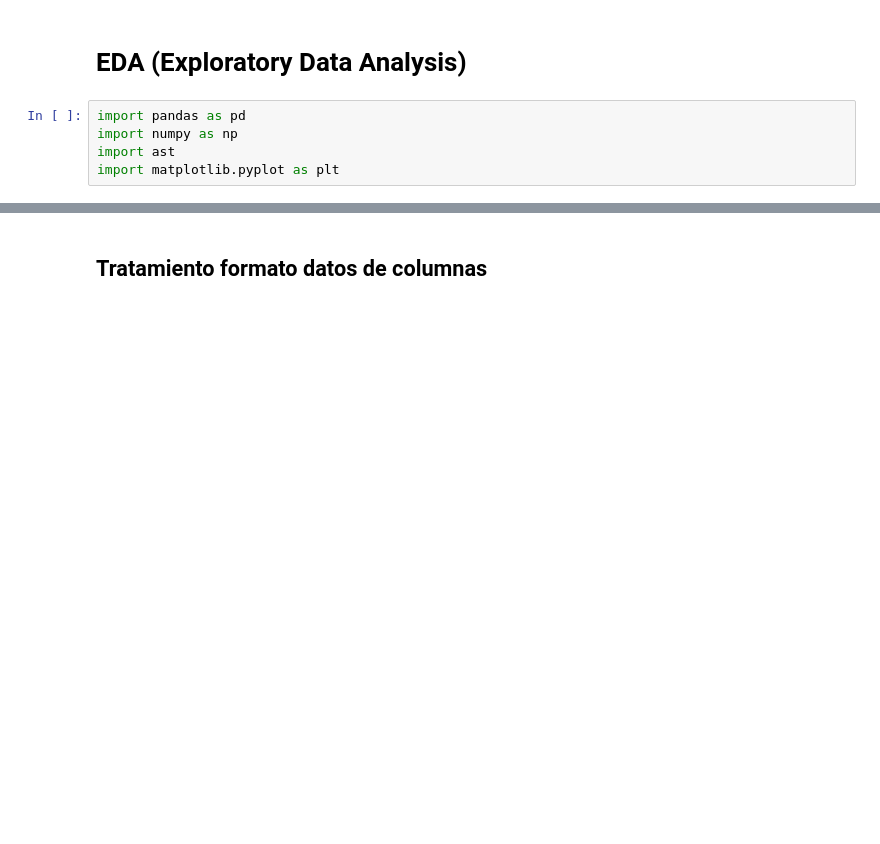
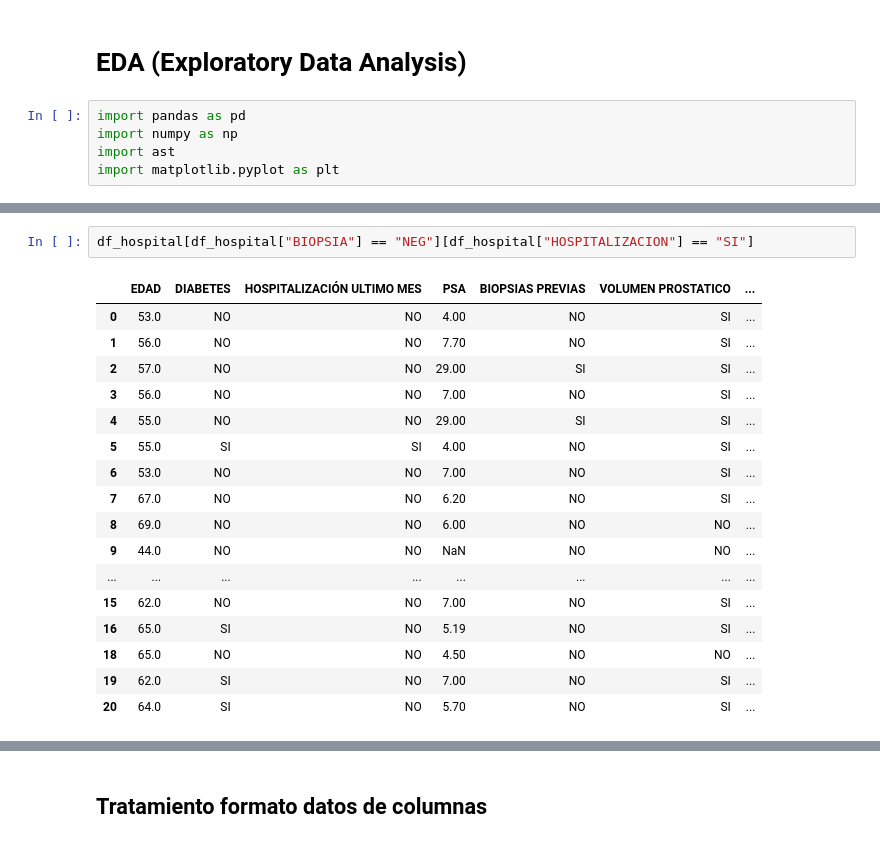
Before and after one commit to Slindex/PI-M6, a Jupyter notebook: Ivan/M6C1-ivan-pi-eda.ipynb, the cells around one changed output, grey strips where cells are left out. Cells and saved outputs as stored; diff of their text form; blank space fills up the shorter version.

```diff
--- a/Ivan/M6C1-ivan-pi-eda.ipynb
+++ b/Ivan/M6C1-ivan-pi-eda.ipynb
@@ -68,0 +145,20 @@ df_steam_games.head(5)
+# %%
+df_hospital[df_hospital["BIOPSIA"] == "NEG"][df_hospital["HOSPITALIZACION"] == "SI"]
+# %% [output]
+|  | EDAD | DIABETES | HOSPITALIZACIÓN ULTIMO MES | PSA | BIOPSIAS PREVIAS | VOLUMEN PROSTATICO | ... |
+| 0 | 53.0 | NO | NO | 4.00 | NO | SI | ... |
+| 1 | 56.0 | NO | NO | 7.70 | NO | SI | ... |
+| 2 | 57.0 | NO | NO | 29.00 | SI | SI | ... |
+| 3 | 56.0 | NO | NO | 7.00 | NO | SI | ... |
+| 4 | 55.0 | NO | NO | 29.00 | SI | SI | ... |
+| 5 | 55.0 | SI | SI | 4.00 | NO | SI | ... |
+| 6 | 53.0 | NO | NO | 7.00 | NO | SI | ... |
+| 7 | 67.0 | NO | NO | 6.20 | NO | SI | ... |
+| 8 | 69.0 | NO | NO | 6.00 | NO | NO | ... |
+| 9 | 44.0 | NO | NO | NaN | NO | NO | ... |
+| ... | ... | ... | ... | ... | ... | ... | ... |
+| 15 | 62.0 | NO | NO | 7.00 | NO | SI | ... |
+| 16 | 65.0 | SI | NO | 5.19 | NO | SI | ... |
+| 18 | 65.0 | NO | NO | 4.50 | NO | NO | ... |
+| 19 | 62.0 | SI | NO | 7.00 | NO | SI | ... |
+| 20 | 64.0 | SI | NO | 5.70 | NO | SI | ... |
```
Also changed, not shown: parts of 19 cells of this notebook, 2 other files.
